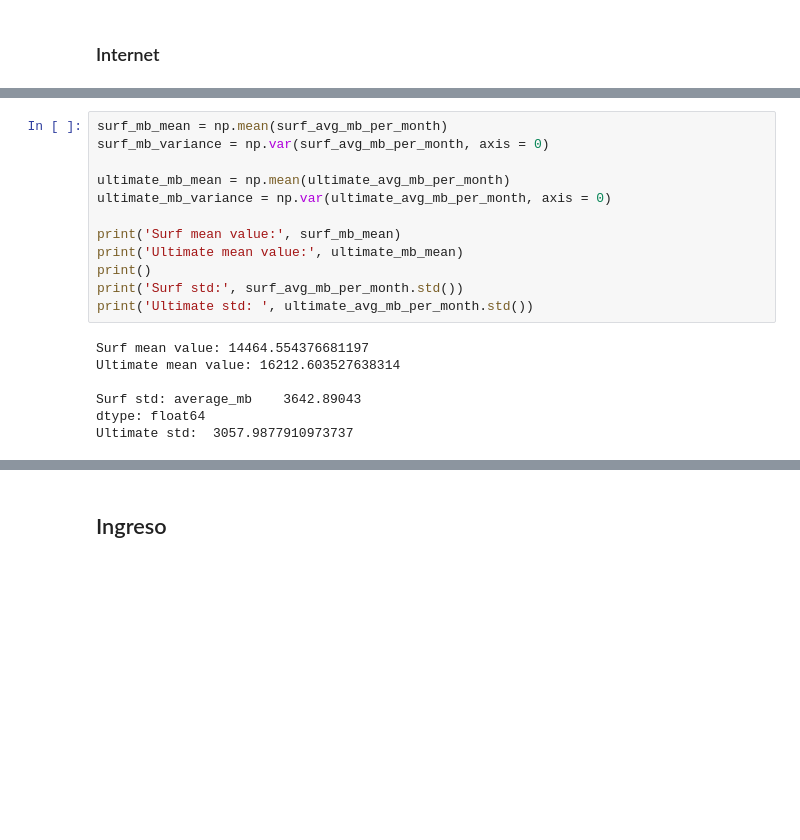
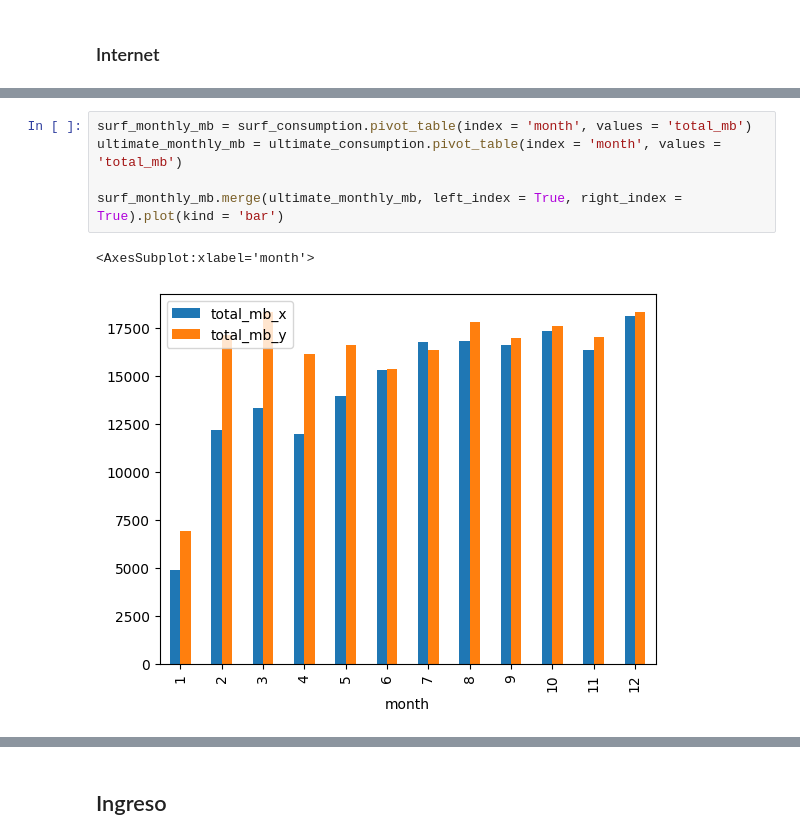
Before and after one commit to rodriguez-robcar/tripleten-data-science-bootcamp, a Jupyter notebook: sprints/sprint_05_analisis_estadistico_de_datos/project/Sprint 5 Project.ipynb, the cells around one changed output, grey strips where cells are left out. Cells and saved outputs as stored; diff of their text form; blank space fills up the shorter version.

```diff
--- a/sprints/sprint_05_analisis_estadistico_de_datos/project/Sprint 5 Project.ipynb
+++ b/sprints/sprint_05_analisis_estadistico_de_datos/project/Sprint 5 Project.ipynb
@@ -736,19 +579,8 @@ plt.show()
-# %%
-surf_mb_mean = np.mean(surf_avg_mb_per_month)
-surf_mb_variance = np.var(surf_avg_mb_per_month, axis = 0)
-
-ultimate_mb_mean = np.mean(ultimate_avg_mb_per_month)
-ultimate_mb_variance = np.var(ultimate_avg_mb_per_month, axis = 0)
-
-print('Surf mean value:', surf_mb_mean)
-print('Ultimate mean value:', ultimate_mb_mean)
-print()
-print('Surf std:', surf_avg_mb_per_month.std())
-print('Ultimate std: ', ultimate_avg_mb_per_month.std())
-# %% [output]
-Surf mean value: 14464.554376681197
-Ultimate mean value: 16212.603527638314
-
-Surf std: average_mb    3642.89043
-dtype: float64
-Ultimate std:  3057.9877910973737
+# %%
+surf_monthly_mb = surf_consumption.pivot_table(index = 'month', values = 'total_mb')
+ultimate_monthly_mb = ultimate_consumption.pivot_table(index = 'month', values = 'total_mb')
+
+surf_monthly_mb.merge(ultimate_monthly_mb, left_index = True, right_index = True).plot(kind = 'bar')
+# %% [output]
+<AxesSubplot:xlabel='month'>
+[figure, added]
```
Also changed, not shown: parts of 80 cells of this notebook.
